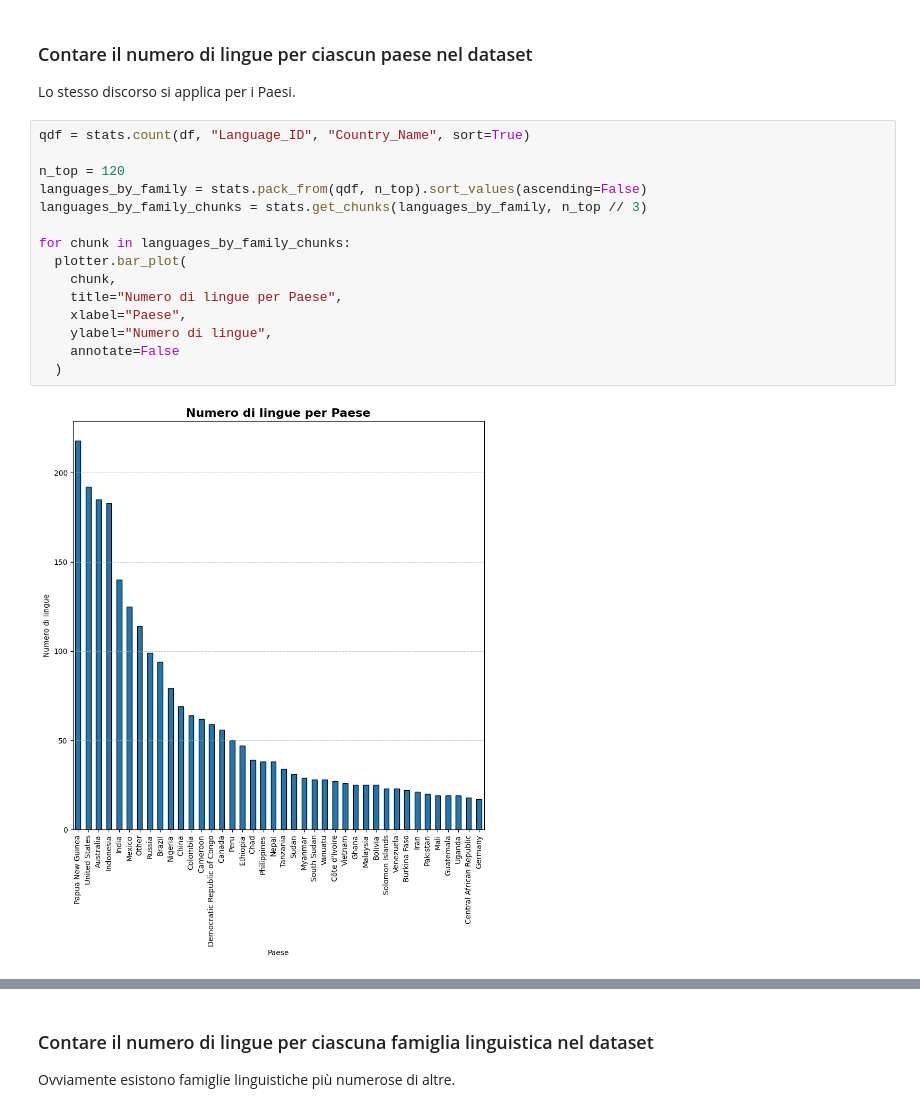
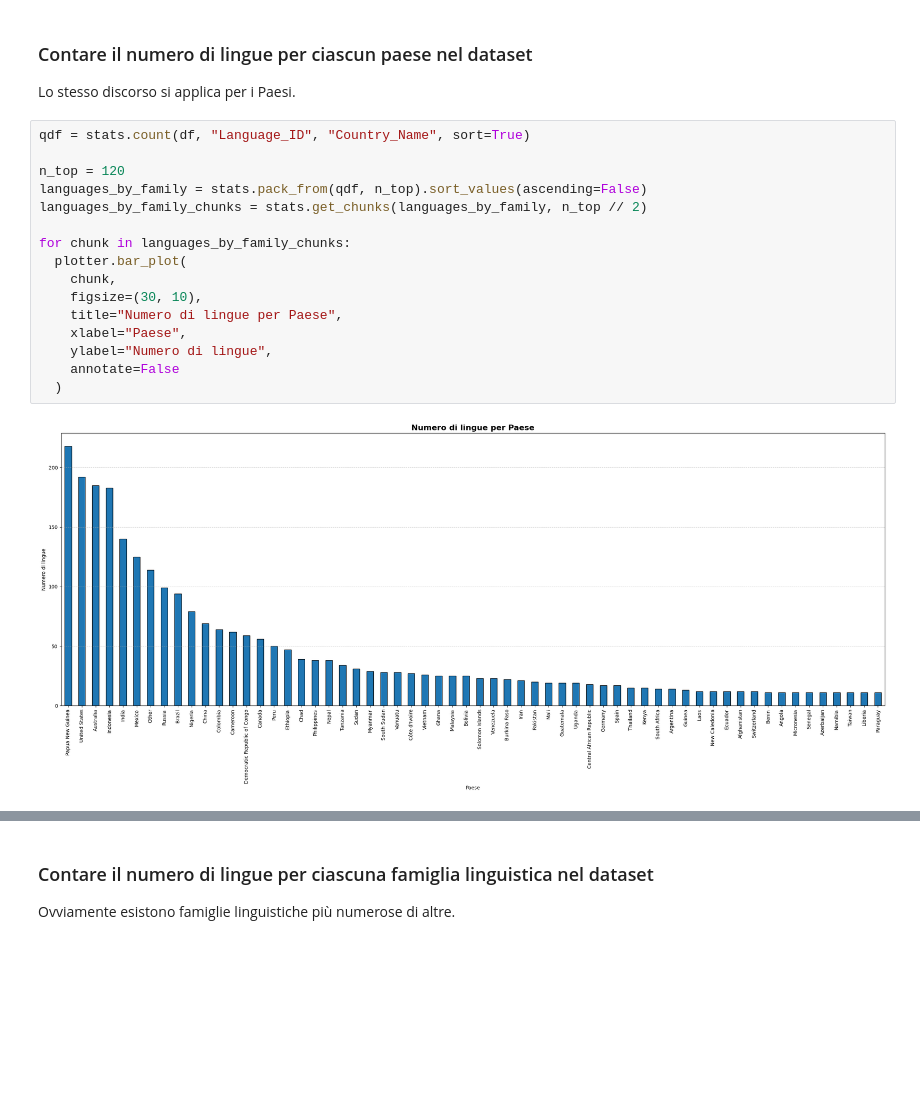
Before and after one commit to FedeBrus/Progetto1FAS, a Jupyter notebook: notebooks/Part1.ipynb, the cells around one changed output, grey strips where cells are left out. Drawn from its saved outputs; the diff is of its cells as text; blank space fills up the shorter version.

```diff
--- a/notebooks/Part1.ipynb
+++ b/notebooks/Part1.ipynb
@@ -54,17 +54,18 @@ Lo stesso discorso si applica per i Paesi.
 # %%
 qdf = stats.count(df, "Language_ID", "Country_Name", sort=True)
 
 n_top = 120
 languages_by_family = stats.pack_from(qdf, n_top).sort_values(ascending=False)
-languages_by_family_chunks = stats.get_chunks(languages_by_family, n_top // 3)
+languages_by_family_chunks = stats.get_chunks(languages_by_family, n_top // 2)
 
 for chunk in languages_by_family_chunks:
   plotter.bar_plot(
     chunk,
+    figsize=(30, 10),
     title="Numero di lingue per Paese",
     xlabel="Paese",
     ylabel="Numero di lingue",
     annotate=False
   )
 # %% [output]
-[figure, old version]
+[figure, new version]
```
Also changed, not shown: parts of 9 cells of this notebook, 5 other files.
